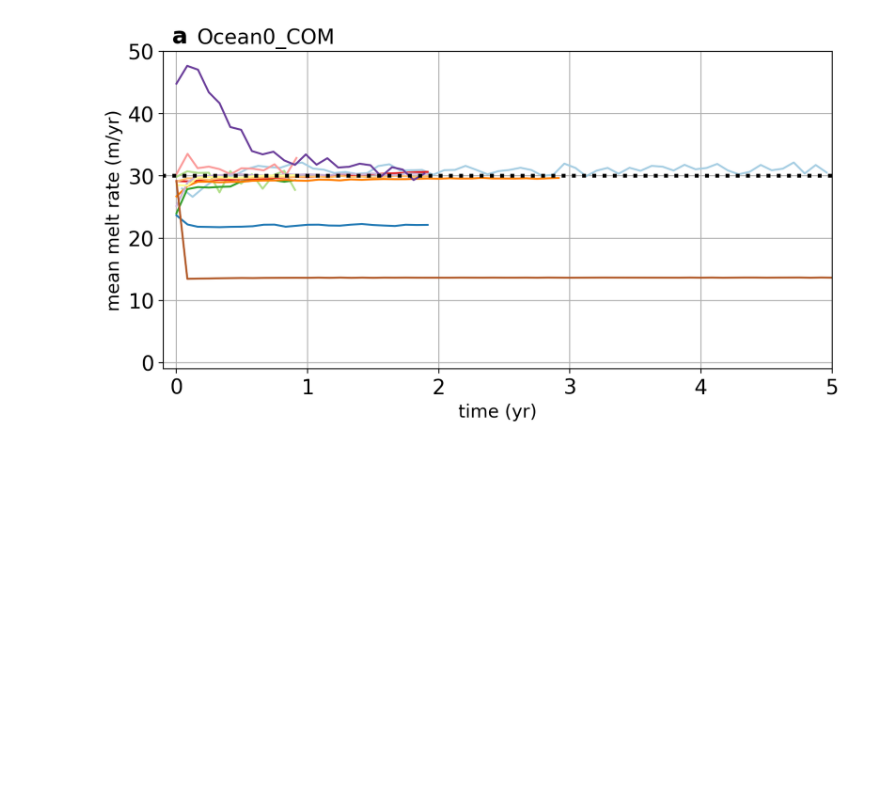
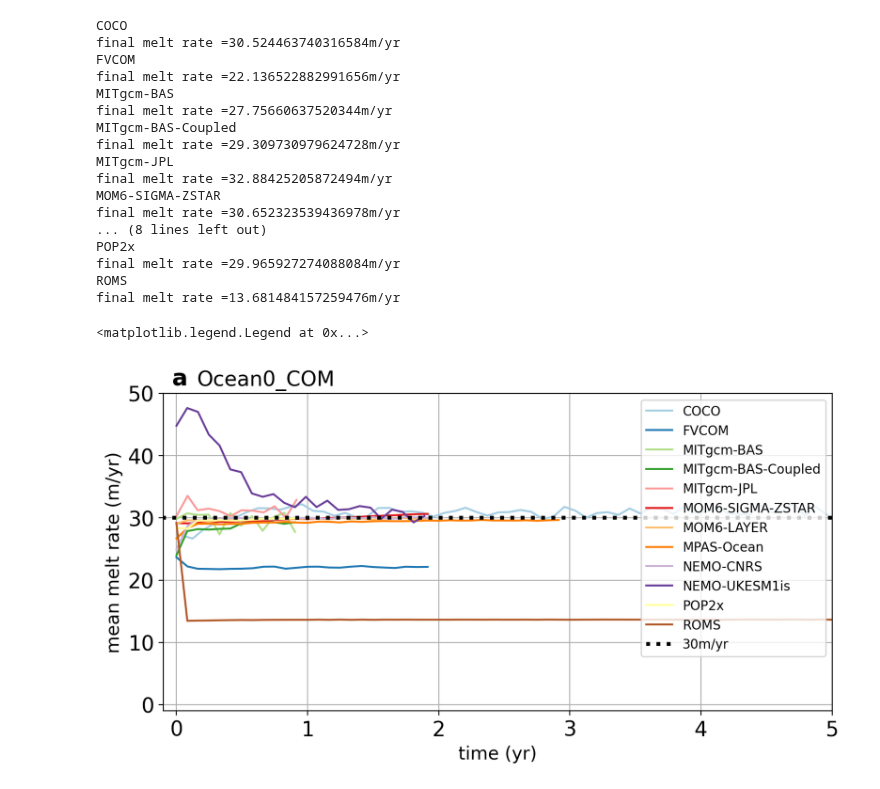
Before and after one commit to misomip/isomip-plus, a Jupyter notebook: notebooks/typ-expt/ocean0-tuning-300m.ipynb, the cells around one changed output. Drawn from its saved outputs; the diff is of its cells as text; code cells hidden in the pictures; blank space fills up the shorter version.

```diff
--- a/notebooks/typ-expt/ocean0-tuning-300m.ipynb
+++ b/notebooks/typ-expt/ocean0-tuning-300m.ipynb
@@ -85,7 +85,7 @@ for k in np.arange(1):
         except ValueError:
             draft = ds.iceDraft
         # mr < 1e36 is to get rid of fill values.
-        mr = sPerYr * mr.where(mr < 1e36).where(mr !=0).where(np.abs(draft) > 300)
+        mr = sPerYr * mr.where(mr < 1e36).where(mr !=0).where(np.abs(draft) >= 300)
         time = ds.time
         if (k==0 or k==2):
             plt.plot(time.values/sPerYr,mr.mean(['nx','ny']).values,
@@ -93,31 +93,53 @@ for k in np.arange(1):
         else: # plot TYP colours
             plt.plot(time.values/sPerYr,mr.mean(['nx','ny']).values,
                      color = modelcoloursTYP[i], label = labels[i], linestyle = modelstylesTYP[i])
+
+        print(labels[i])
+        print('final melt rate ='+str(mr.mean(['nx','ny']).values[-1])+'m/yr')
 
 
     plt.ylabel('mean melt rate (m/yr)', fontsize = 14)
     plt.xlabel('time (yr)', fontsize = 14)
     plt.xlim(-0.5,20)
     plt.text(0.025,1.045,['a','b','c','d'][k],horizontalalignment='center', fontweight='bold',
      verticalalignment='center',transform=ax.transAxes, fontsize = 18)
     plt.tick_params(labelsize=16)
 
     # add 30m line for Ocean1
     if k==0:
         plt.hlines([30],-0.5,5,color ='k', linestyle = 'dotted',linewidth = 3,label = '30m/yr')
 
     if (k==0 or k==1):
         plt.ylim(-1,50)
         plt.xlim(-0.1,5)
     else:
         plt.ylim(0.3,400)
         plt.yscale('log')
         plt.legend(ncols = 2, fontsize = 13)
 
 
     plt.grid()
     plt.title(title, fontsize=16,ha='left', x=0.05);
 
 fig.subplots_adjust(hspace = 0.25, wspace = 0.15)
+plt.legend()
 # %% [output]
+COCO
+final melt rate =30.524463740316584m/yr
+FVCOM
+final melt rate =22.136522882991656m/yr
+MITgcm-BAS
+final melt rate =27.75660637520344m/yr
+MITgcm-BAS-Coupled
+final melt rate =29.309730979624728m/yr
+MITgcm-JPL
+final melt rate =32.88425205872494m/yr
+MOM6-SIGMA-ZSTAR
+final melt rate =30.652323539436978m/yr
+... (8 lines left out)
+POP2x
+final melt rate =29.965927274088084m/yr
+ROMS
+final melt rate =13.681484157259476m/yr
+<matplotlib.legend.Legend at 0x...>
-[figure, old version]
+[figure, new version]
```
